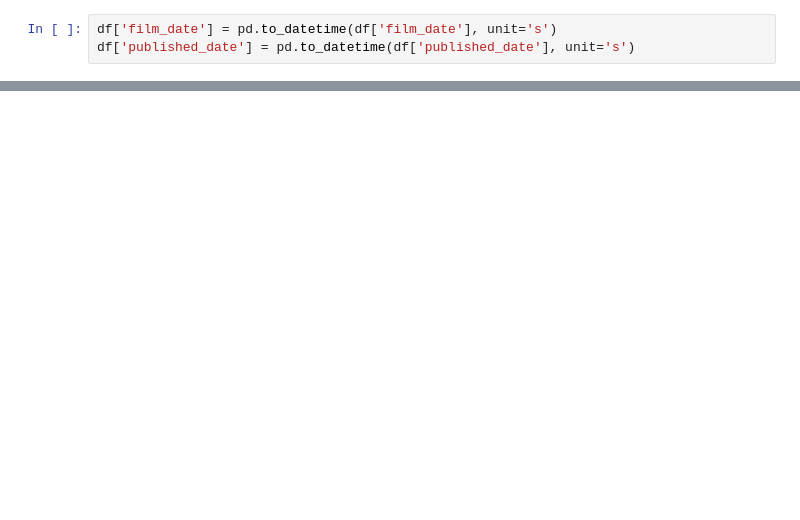
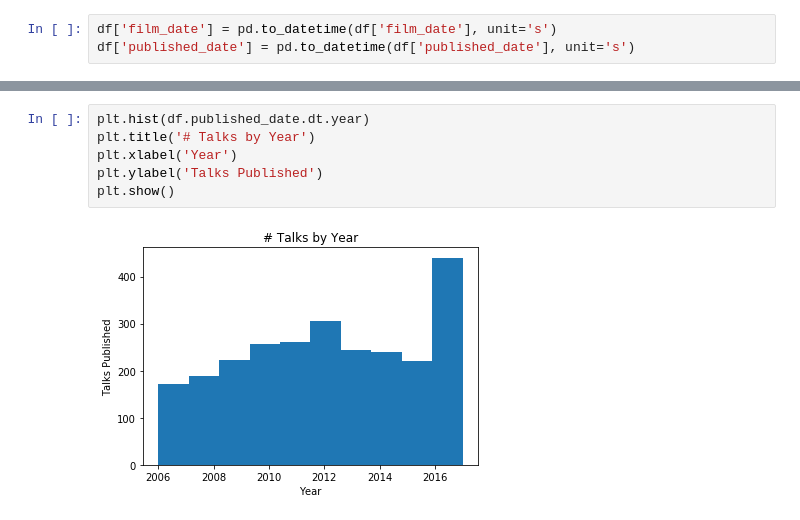
Before and after one commit to esegaul/tedtalkvis, a Jupyter notebook: EDA.ipynb, the cells around one changed output, grey strips where cells are left out. Saved outputs shown, nothing was run; the diff lists cells and outputs as text; blank space fills up the shorter version.

```diff
--- a/EDA.ipynb
+++ b/EDA.ipynb
@@ -28,0 +46,8 @@ plt.show()
+# %%
+plt.hist(df.published_date.dt.year)
+plt.title('# Talks by Year')
+plt.xlabel('Year')
+plt.ylabel('Talks Published')
+plt.show()
+# %% [output]
+[figure, added]
```
Also changed, not shown: parts of 12 cells of this notebook.
